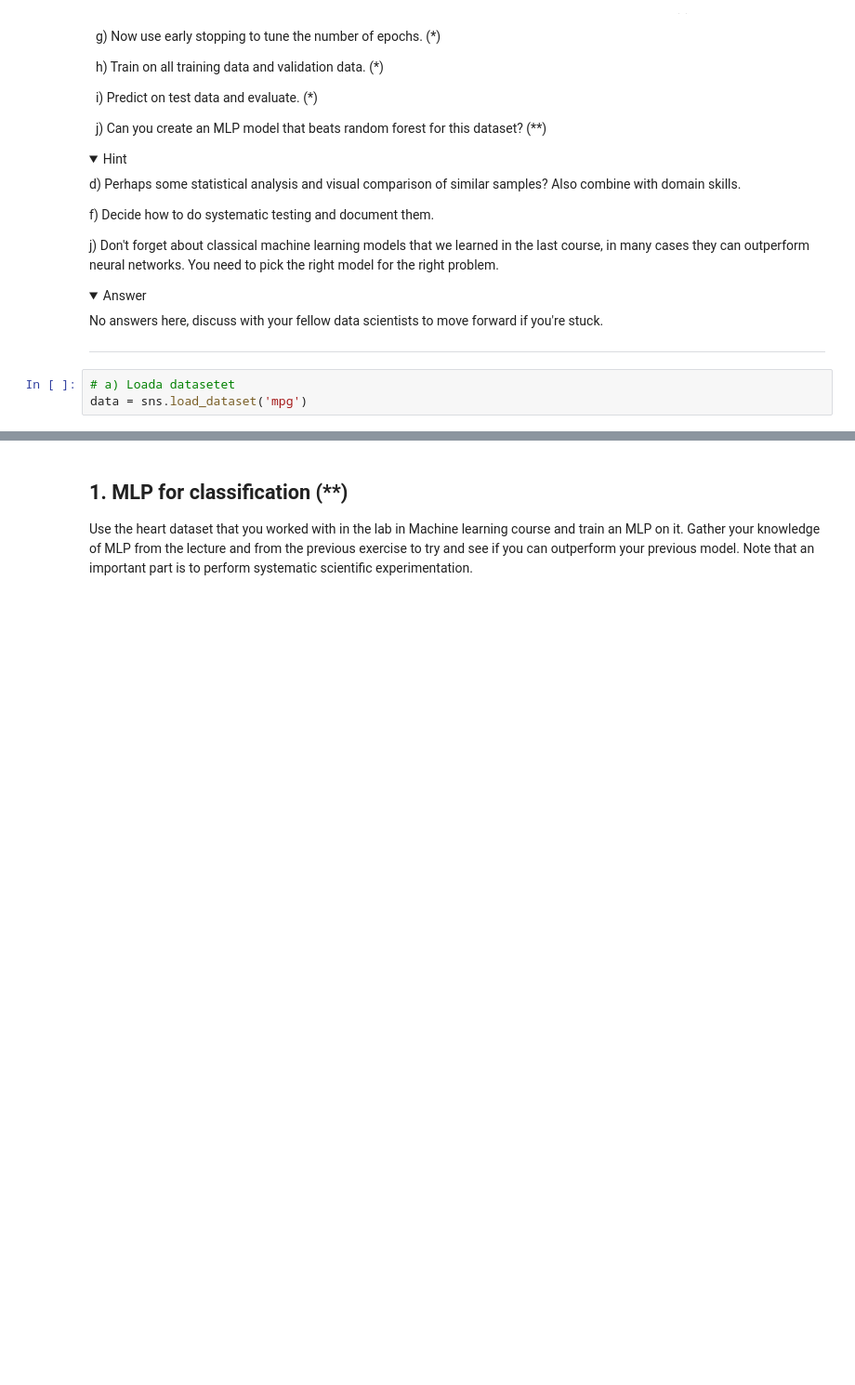
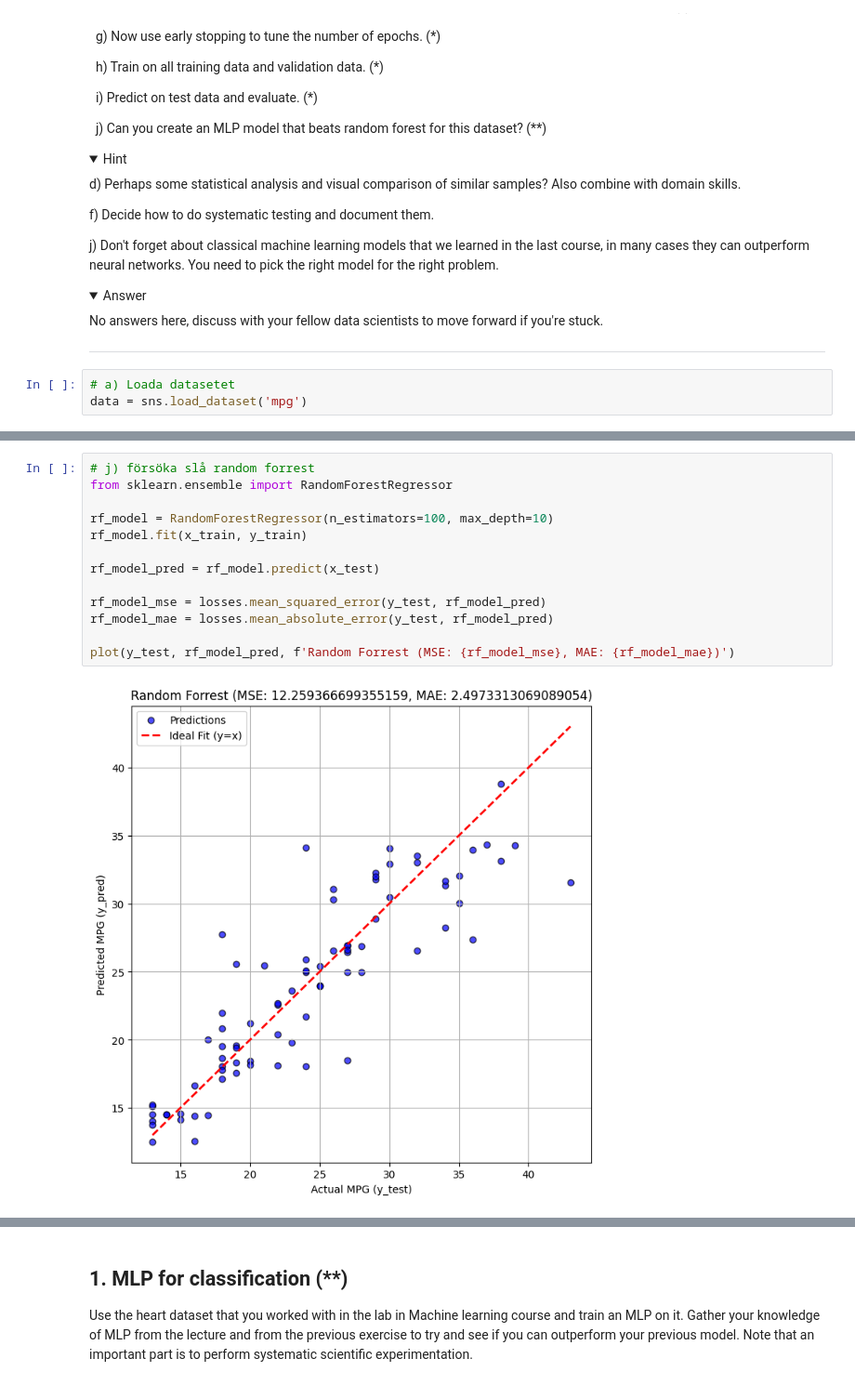
Before and after one commit to nabil0n/DeepLearning, a Jupyter notebook: exercises/E0-MLP.ipynb, the cells around one changed output, grey strips where cells are left out. Shown at 93% size. Saved outputs shown, nothing was run; the diff lists cells and outputs as text; folded sections open; blank space fills up the shorter version.

```diff
--- a/exercises/E0-MLP.ipynb
+++ b/exercises/E0-MLP.ipynb
@@ -135,0 +271,15 @@ df = data.copy()
+# %%
+# j) försöka slå random forrest
+from sklearn.ensemble import RandomForestRegressor
+
+rf_model = RandomForestRegressor(n_estimators=100, max_depth=10)
+rf_model.fit(x_train, y_train)
+
+rf_model_pred = rf_model.predict(x_test)
+
+rf_model_mse = losses.mean_squared_error(y_test, rf_model_pred)
+rf_model_mae = losses.mean_absolute_error(y_test, rf_model_pred)
+
+plot(y_test, rf_model_pred, f'Random Forrest (MSE: {rf_model_mse}, MAE: {rf_model_mae})')
+# %% [output]
+[figure, added]
```
Also changed, not shown: parts of 22 cells of this notebook, 1 other file.
